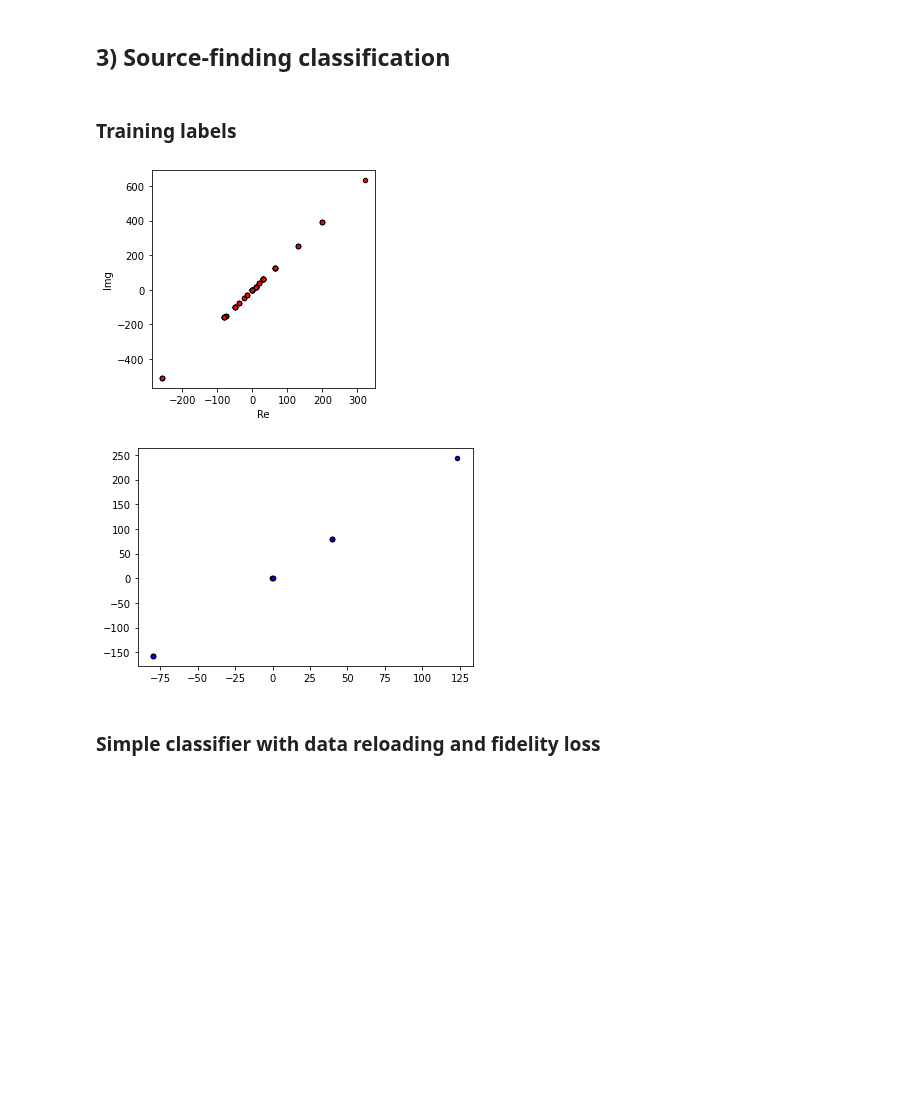
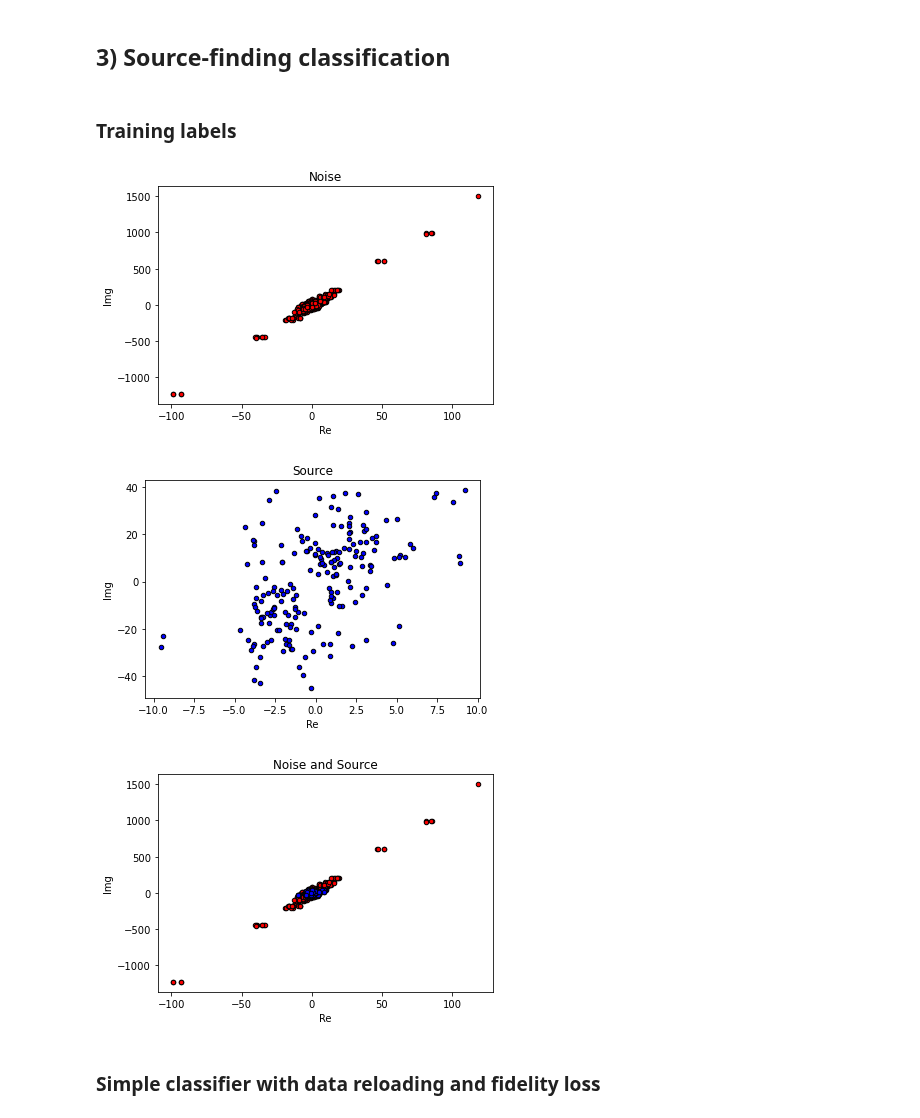
Before and after one commit to QuantumRadioAstronomy/visibility_repr, a Jupyter notebook: Data-reuploading.ipynb, the cells around one changed output. Cells and saved outputs as stored; diff of their text form; code cells hidden in the pictures; blank space fills up the shorter version.

```diff
--- a/Data-reuploading.ipynb
+++ b/Data-reuploading.ipynb
@@ -12,14 +27,14 @@ from pennylane.optimize import AdamOptimizer, GradientDescentOptimizer
 #pixels are set to low complex random values (image background/noise)
 #few pixels are set to larger complex random values in a specified ellipse area (image source/subject)
 
-n = 10
+n = 40
 noise = np.zeros((n, n), dtype='complex64')
-noise.real = np.random.rand(n , n) / 100
-noise.imag = np.random.rand(n , n) / 100
+noise.real = np.random.randn(n , n) / 10
+noise.imag = np.random.randn(n , n) / 100
 
 h, w = noise.shape
 mask = circular_mask(h, w, radius=h/5)
 sky_image = noise.copy()
-sky_image[mask] = complex(np.random.rand() * 100, np.random.rand() * 100)
+sky_image[mask] = complex(np.random.rand() * 10, np.random.rand()  * 10)
 print(sky_image)
 # %% [output]
@@ -73,7 +92,7 @@ print(visibilities)
 # %% [markdown]
 ## 3) Source-finding classification
-# %% [markdown]
-### Training labels
+# %% [markdown]
+### Training labels
 # %%
 def labels(data, mask):
 
@@ -88,40 +107,50 @@ def labels(data, mask):
 
             yvals.append(label)
             Xvals.append((data[i][j].real, data[i][j].imag))
 
     return pnp.array(Xvals, requires_grad=False), pnp.array(yvals, requires_grad=False)
 
 
-def plot_data(x, y, fig=None, ax=None):
+def plot_data(x, y, ax=None):
 
     reds = y == 0
     blues = y == 1
     plt.scatter(x[reds, 0], x[reds, 1], c="red", s=20, edgecolor="k")
-    ax.set_xlabel("Re")
-    ax.set_ylabel("Img")
+    plt.gca().set_xlabel("Re")
+    plt.gca().set_ylabel("Img")
+    plt.title('Noise')
     plt.show()
 
     plt.scatter(x[blues, 0], x[blues, 1], c="blue", s=20, edgecolor="k")
+    plt.gca().set_xlabel("Re")
+    plt.gca().set_ylabel("Img")
+    plt.title('Source')
     plt.show()
 
+    plt.scatter(x[reds, 0], x[reds, 1], c="red", s=20, edgecolor="k")
+    plt.scatter(x[blues, 0], x[blues, 1], c="blue", s=20, edgecolor="k")
+    plt.gca().set_xlabel("Re")
+    plt.gca().set_ylabel("Img")
+    plt.title('Noise and Source')
+    plt.show()
 
 Xdata, ydata = labels(visibilities, mask)
-fig, ax = plt.subplots(1, 1, figsize=(4, 4))
-plot_data(Xdata, ydata, fig=fig, ax=ax)
+plot_data(Xdata, ydata)
 
 
 # Define output labels as quantum state vectors
 def density_matrix(state):
 
     return state * pnp.conj(state).T
 
 
 label_0 = [[1], [0]]
 label_1 = [[0], [1]]
 state_labels = pnp.array([label_0, label_1], requires_grad=False)
 # %% [output]
-[figure, old version]
+[figure, new version]
-[figure, old version]
+[figure, new version]
+[figure, added]
 # %% [markdown]
 ### Simple classifier with data reloading and fidelity loss
 # %%
```
Also changed, not shown: parts of 13 cells of this notebook.
